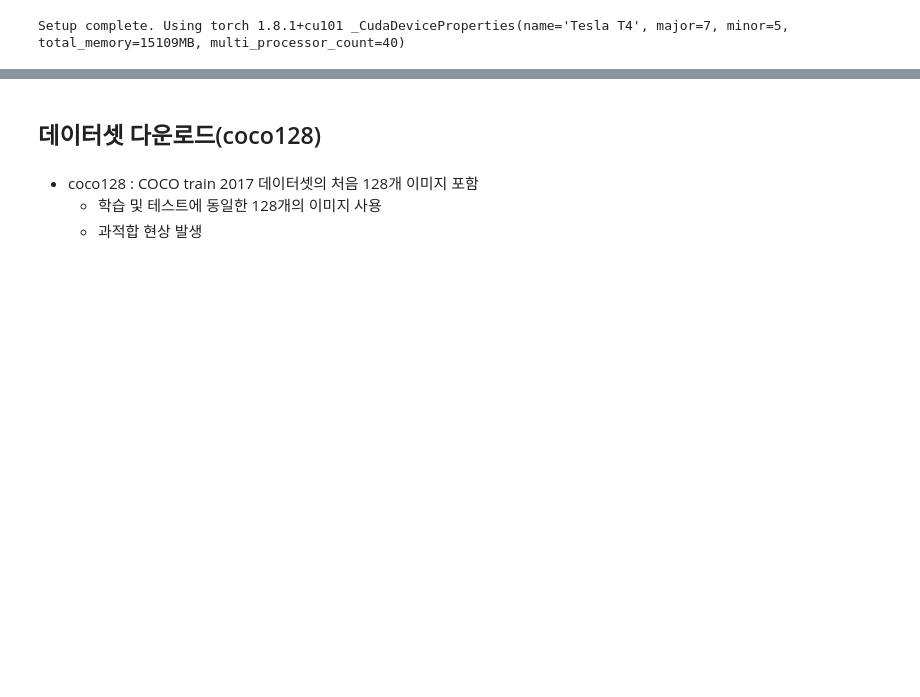
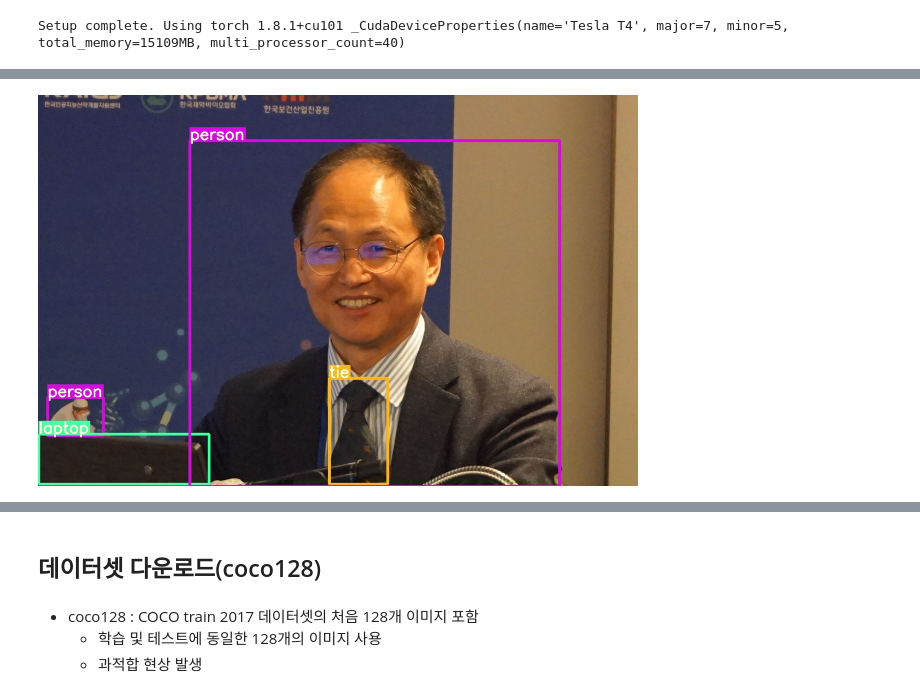
Before and after one commit to StillWork/ds0315, a Jupyter notebook: h_82_YOLOv5_Tutorial.ipynb, the cells around one changed output, grey strips where cells are left out. Drawn from its saved outputs; the diff is of its cells as text; code cells hidden in the pictures; blank space fills up the shorter version.

```diff
--- a/h_82_YOLOv5_Tutorial.ipynb
+++ b/h_82_YOLOv5_Tutorial.ipynb
@@ -53,0 +69,4 @@ Setup complete. Using torch 1.8.1+cu101 _CudaDeviceProperties(name='Tesla T4', m
+# %%
+Image(filename='/content/yolov5/runs/detect/exp2/김화종프사.jpeg', width=600)
+# %% [output]
+[figure, added]
```
Also changed, not shown: parts of 11 cells of this notebook.
